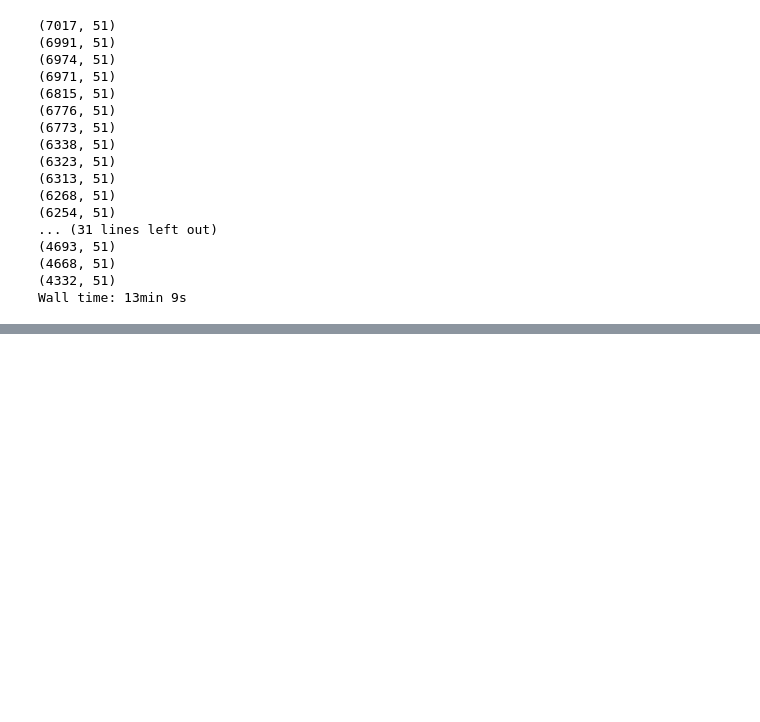
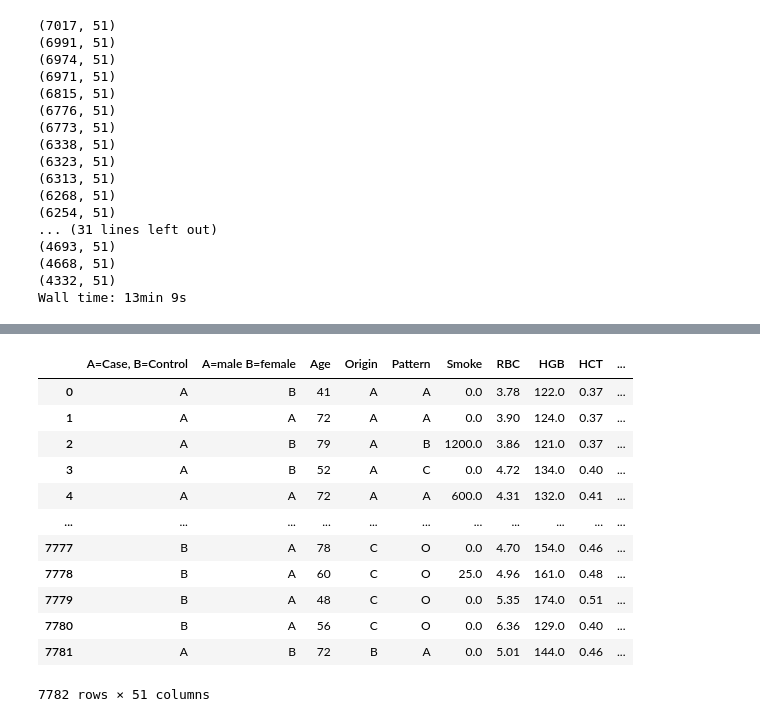
Before and after one commit to ChiXX/LungCancer, a Jupyter notebook: scripts/jupyter/Preprocessing.ipynb, the cells around one changed output, grey strips where cells are left out. Cells and saved outputs as stored; diff of their text form; code cells hidden in the pictures; blank space fills up the shorter version.

```diff
--- a/scripts/jupyter/Preprocessing.ipynb
+++ b/scripts/jupyter/Preprocessing.ipynb
@@ -341,0 +375,23 @@ Wall time: 13min 9s
+# %%
+cancer_data2 = pd.read_csv('../../data/cancer_data_v3.csv')
+for fea in cancer_data2.columns[5:]:
+    median = cancer_data2.groupby(['A=Case, B=Control', 'A=male B=female', 'Age'])[fea].median()
+    cancer_data2.set_index(['A=Case, B=Control', 'A=male B=female', 'Age'], inplace=True)
+    cancer_data2[fea].fillna(median, inplace=True)
+    cancer_data2.reset_index(inplace=True)
+# %%
+cancer_data2
+# %% [output]
+|  | A=Case, B=Control | A=male B=female | Age | Origin | Pattern | Smoke | RBC | HGB | HCT | ... |
+| 0 | A | B | 41 | A | A | 0.0 | 3.78 | 122.0 | 0.37 | ... |
+| 1 | A | A | 72 | A | A | 0.0 | 3.90 | 124.0 | 0.37 | ... |
+| 2 | A | B | 79 | A | B | 1200.0 | 3.86 | 121.0 | 0.37 | ... |
+| 3 | A | B | 52 | A | C | 0.0 | 4.72 | 134.0 | 0.40 | ... |
+| 4 | A | A | 72 | A | A | 600.0 | 4.31 | 132.0 | 0.41 | ... |
+| ... | ... | ... | ... | ... | ... | ... | ... | ... | ... | ... |
+| 7777 | B | A | 78 | C | O | 0.0 | 4.70 | 154.0 | 0.46 | ... |
+| 7778 | B | A | 60 | C | O | 25.0 | 4.96 | 161.0 | 0.48 | ... |
+| 7779 | B | A | 48 | C | O | 0.0 | 5.35 | 174.0 | 0.51 | ... |
+| 7780 | B | A | 56 | C | O | 0.0 | 6.36 | 129.0 | 0.40 | ... |
+| 7781 | A | B | 72 | B | A | 0.0 | 5.01 | 144.0 | 0.46 | ... |
+7782 rows × 51 columns
```
Also changed, not shown: parts of 9 cells of this notebook, 1 other file.
